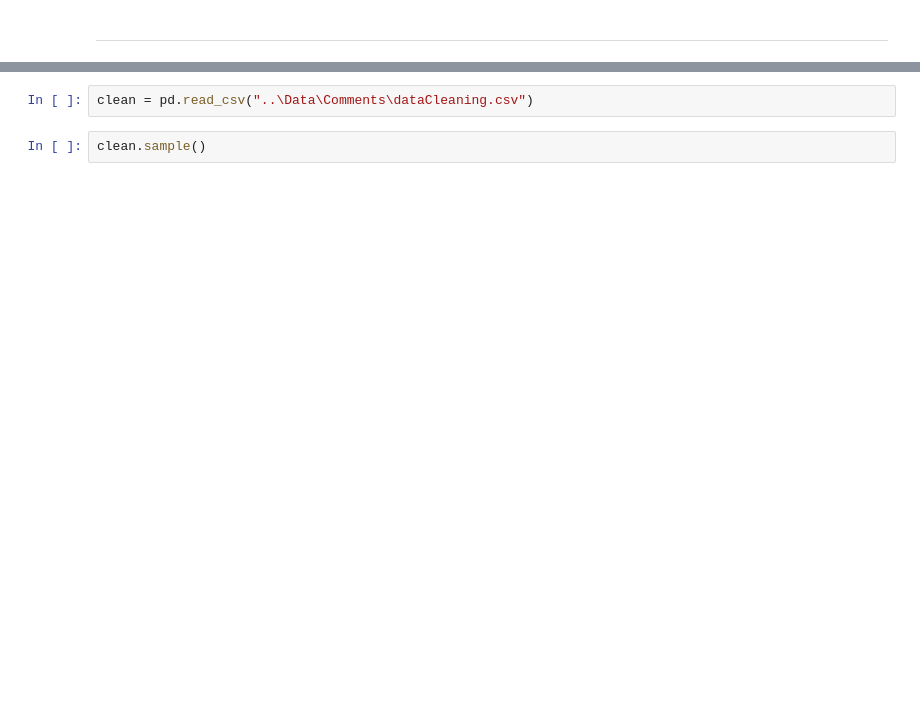
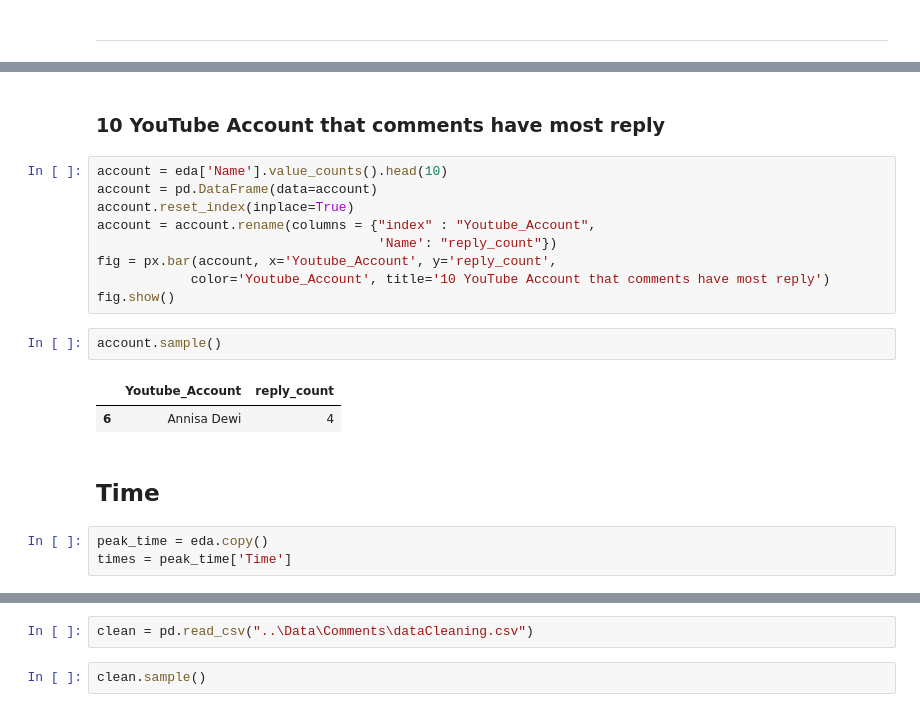
Before and after one commit to dewirizki/CommentsDetection, a Jupyter notebook: Code/EDA.ipynb, the cells around one changed output, grey strips where cells are left out. Saved outputs shown, nothing was run; the diff lists cells and outputs as text; blank space fills up the shorter version.

```diff
--- a/Code/modeling.ipynb
+++ b/Code/EDA.ipynb
@@ -13,0 +81,21 @@ import warnings; warnings.simplefilter('ignore')
+# %% [markdown]
+### 10 YouTube Account that comments have most reply
+# %%
+account = eda['Name'].value_counts().head(10)
+account = pd.DataFrame(data=account)
+account.reset_index(inplace=True)
+account = account.rename(columns = {"index" : "Youtube_Account",
+                                    'Name': "reply_count"})
+fig = px.bar(account, x='Youtube_Account', y='reply_count',
+            color='Youtube_Account', title='10 YouTube Account that comments have most reply')
+fig.show()
+# %%
+account.sample()
+# %% [output]
+|  | Youtube_Account | reply_count |
+| 6 | Annisa Dewi | 4 |
+# %% [markdown]
+## Time
+# %%
+peak_time = eda.copy()
+times = peak_time['Time']
```
Also changed, not shown: parts of 23 cells of this notebook, 8 other files.
